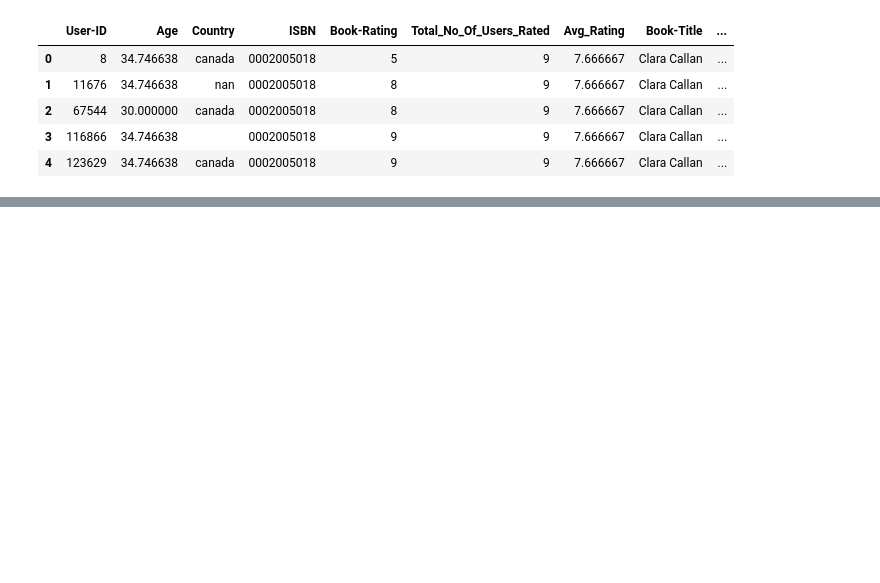
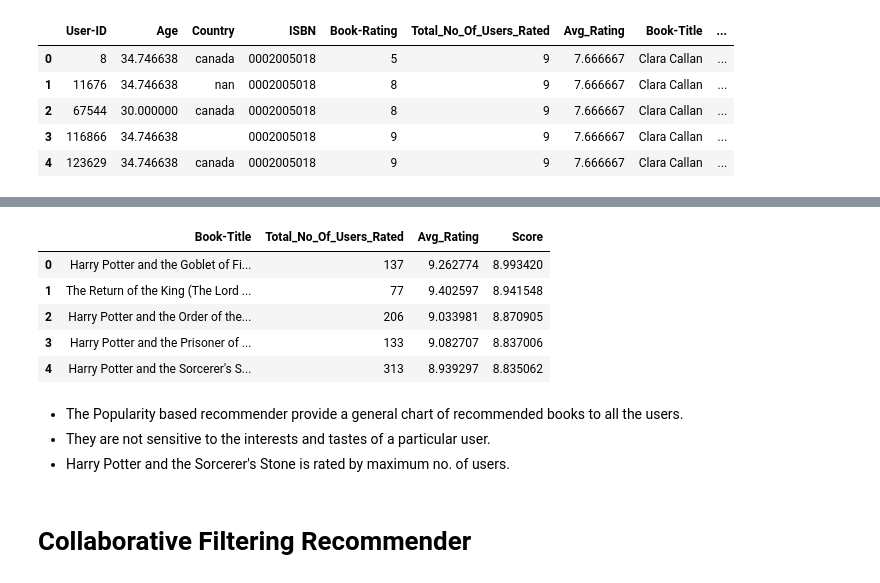
Before and after one commit to Biswajeet1995/Book-recommendation-system, a Jupyter notebook: book_recommendation_system.ipynb, the cells around one changed output, grey strips where cells are left out. Cells and saved outputs as stored; diff of their text form; code cells hidden in the pictures; blank space fills up the shorter version.

```diff
--- a/book_recommendation_system.ipynb
+++ b/book_recommendation_system.ipynb
@@ -684,0 +684,8 @@ missing_values(Final_Dataset)
+# %%
+# Finding values of C and m.
+
+C= Final_Dataset['Avg_Rating'].mean()
+m= Final_Dataset['Total_No_Of_Users_Rated'].quantile(0.80)
+Top_Books = Final_Dataset.loc[Final_Dataset['Total_No_Of_Users_Rated'] >= m]
+print(f'C={C} , m={m}')
+Top_Books.shape
@@ -684,0 +699,40 @@ missing_values(Final_Dataset)
+# %%
+# Weighted_rating function to find popular books.
+
+def weighted_rating(x, m=m, C=C):
+    v = x['Total_No_Of_Users_Rated']
+    R = x['Avg_Rating']
+    return (v/(v+m) * R) + (m/(m+v) * C)
+
+
+Top_Books['Score'] = Top_Books.apply(weighted_rating,axis=1)
+
+
+#Sorting books based on score calculated above
+Top_Books = Top_Books.sort_values('Score', ascending=False)
+# %%
+# Keeping only one entry of each book
+
+Top_Books=Top_Books.sort_values('Score', ascending=False).drop_duplicates('ISBN').sort_index()
+cm=sns.light_palette('seagreen',as_cmap=True)
+# %%
+# Sorting books based on score calculated above
+
+Top_Books = Top_Books.sort_values('Score', ascending=False)
+# %%
+# Printing the top 5 popular books
+
+Top_Books[['Book-Title', 'Total_No_Of_Users_Rated', 'Avg_Rating', 'Score']].reset_index(drop=True).head(5).style.background_gradient(cmap=cm)
+# %% [output]
+|  | Book-Title | Total_No_Of_Users_Rated | Avg_Rating | Score |
+| 0 | Harry Potter and the Goblet of Fi... | 137 | 9.262774 | 8.993420 |
+| 1 | The Return of the King (The Lord ... | 77 | 9.402597 | 8.941548 |
+| 2 | Harry Potter and the Order of the... | 206 | 9.033981 | 8.870905 |
+| 3 | Harry Potter and the Prisoner of ... | 133 | 9.082707 | 8.837006 |
+| 4 | Harry Potter and the Sorcerer's S... | 313 | 8.939297 | 8.835062 |
+# %% [markdown]
+* The Popularity based recommender provide a general chart of recommended books to all the users.
+* They are not sensitive to the interests and tastes of a particular user.
+* Harry Potter and the Sorcerer's Stone is rated by maximum no. of users.
+# %% [markdown]
+# **Collaborative Filtering Recommender**
```
Also changed, not shown: parts of 38 cells of this notebook.
